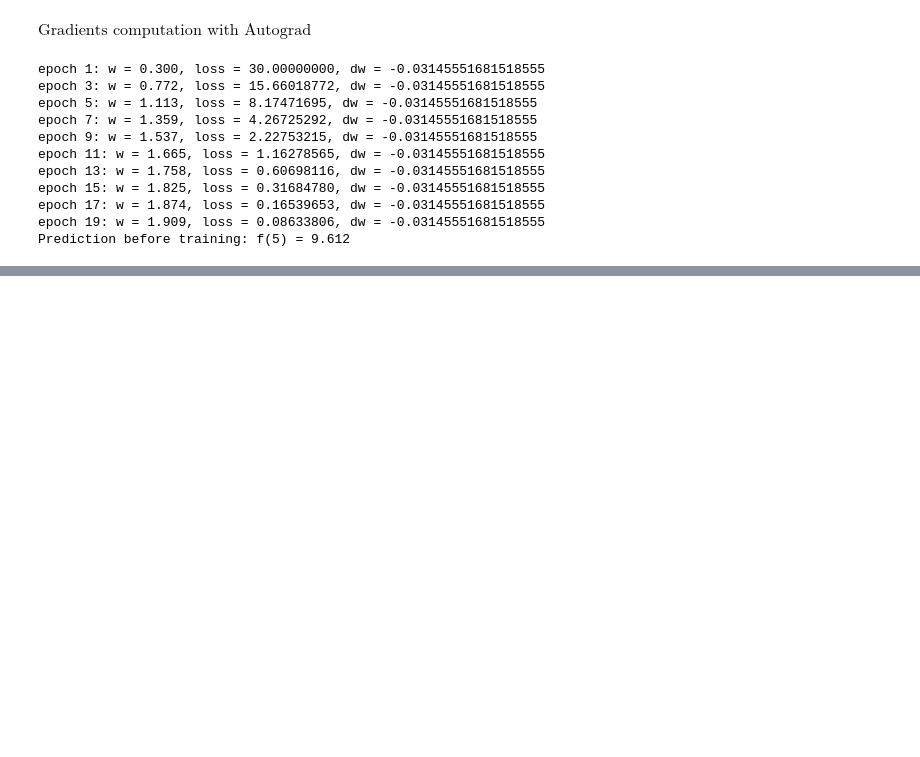
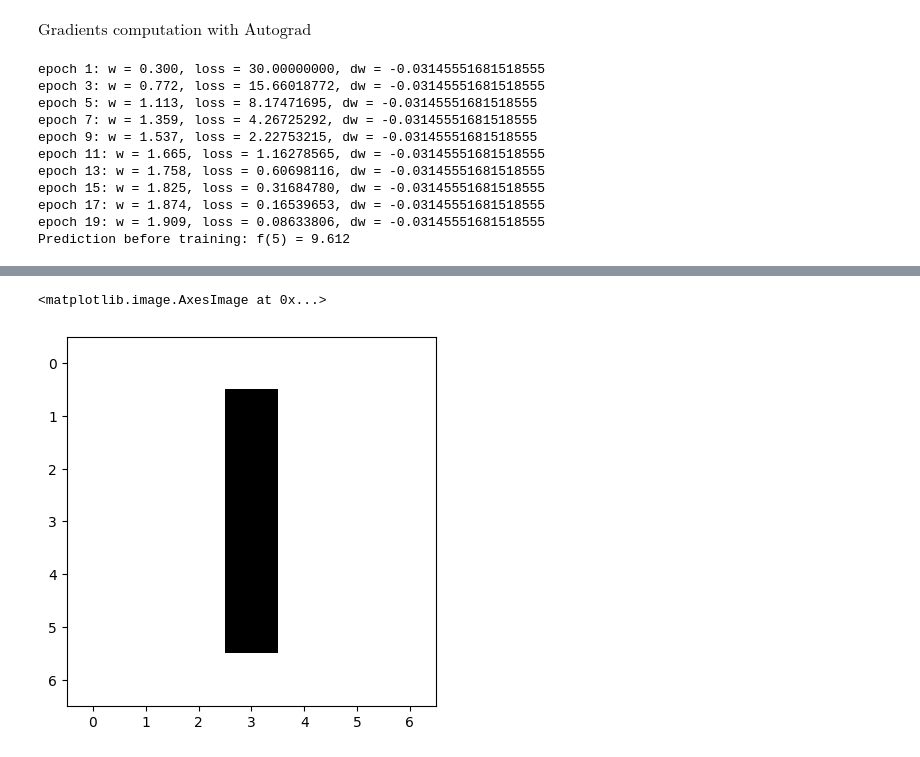
Before and after one commit to barracuda049/dl, a Jupyter notebook: sw.ipynb, the cells around one changed output, grey strips where cells are left out. Cells and saved outputs as stored; diff of their text form; code cells hidden in the pictures; blank space fills up the shorter version.

```diff
--- a/sw.ipynb
+++ b/sw.ipynb
@@ -290,0 +304,7 @@ Prediction before training: f(5) = 9.612
+# %%
+one = np.zeros((7,7), dtype = np.int32)
+one[1:-1,3] = 1
+plt.imshow(one , cmap = 'Greys')
+# %% [output]
+<matplotlib.image.AxesImage at 0x...>
+[figure, added]
```
Also changed, not shown: parts of 44 cells of this notebook.
